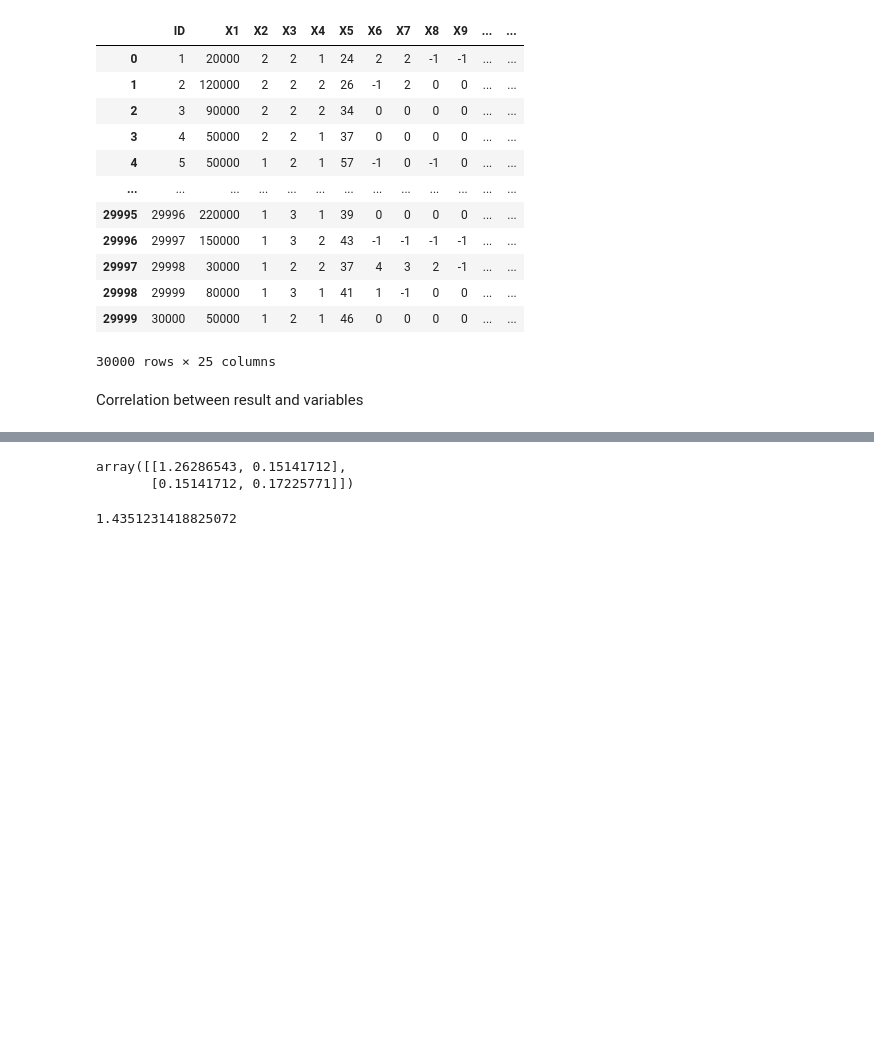
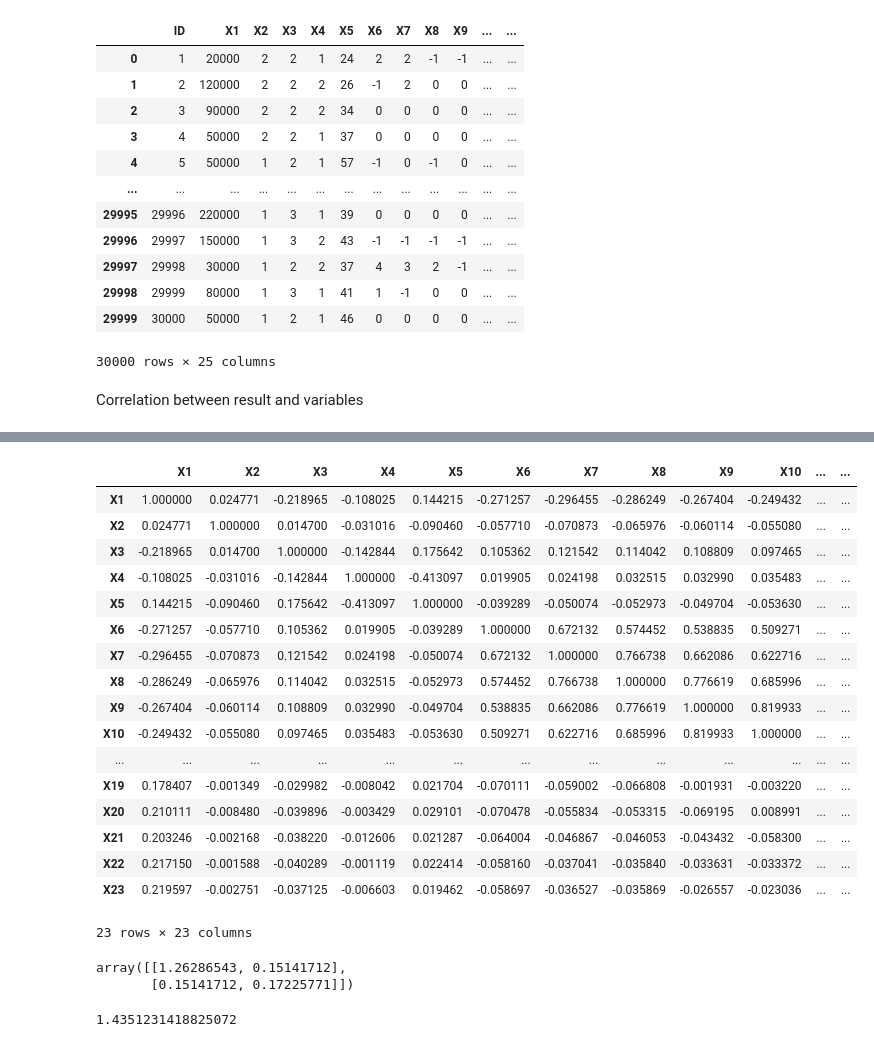
Before and after one commit to PosgradoMNA/actividades-del-projecto-equipo_36, a Jupyter notebook: Actividad_Semana_4_Ciencia_de_Datos.ipynb, the cells around one changed output, grey strips where cells are left out. Drawn from its saved outputs; the diff is of its cells as text; code cells hidden in the pictures; blank space fills up the shorter version.

```diff
--- a/Actividad_Semana_4_Ciencia_de_Datos.ipynb
+++ b/Actividad_Semana_4_Ciencia_de_Datos.ipynb
@@ -89,3 +95,24 @@ cdf
+# %%
+cdf.corr()
+# %% [output]
+|  | X1 | X2 | X3 | X4 | X5 | X6 | X7 | X8 | X9 | X10 | ... | ... |
+| X1 | 1.000000 | 0.024771 | -0.218965 | -0.108025 | 0.144215 | -0.271257 | -0.296455 | -0.286249 | -0.267404 | -0.249432 | ... | ... |
+| X2 | 0.024771 | 1.000000 | 0.014700 | -0.031016 | -0.090460 | -0.057710 | -0.070873 | -0.065976 | -0.060114 | -0.055080 | ... | ... |
+| X3 | -0.218965 | 0.014700 | 1.000000 | -0.142844 | 0.175642 | 0.105362 | 0.121542 | 0.114042 | 0.108809 | 0.097465 | ... | ... |
+| X4 | -0.108025 | -0.031016 | -0.142844 | 1.000000 | -0.413097 | 0.019905 | 0.024198 | 0.032515 | 0.032990 | 0.035483 | ... | ... |
+| X5 | 0.144215 | -0.090460 | 0.175642 | -0.413097 | 1.000000 | -0.039289 | -0.050074 | -0.052973 | -0.049704 | -0.053630 | ... | ... |
+| X6 | -0.271257 | -0.057710 | 0.105362 | 0.019905 | -0.039289 | 1.000000 | 0.672132 | 0.574452 | 0.538835 | 0.509271 | ... | ... |
+| X7 | -0.296455 | -0.070873 | 0.121542 | 0.024198 | -0.050074 | 0.672132 | 1.000000 | 0.766738 | 0.662086 | 0.622716 | ... | ... |
+| X8 | -0.286249 | -0.065976 | 0.114042 | 0.032515 | -0.052973 | 0.574452 | 0.766738 | 1.000000 | 0.776619 | 0.685996 | ... | ... |
+| X9 | -0.267404 | -0.060114 | 0.108809 | 0.032990 | -0.049704 | 0.538835 | 0.662086 | 0.776619 | 1.000000 | 0.819933 | ... | ... |
+| X10 | -0.249432 | -0.055080 | 0.097465 | 0.035483 | -0.053630 | 0.509271 | 0.622716 | 0.685996 | 0.819933 | 1.000000 | ... | ... |
+| ... | ... | ... | ... | ... | ... | ... | ... | ... | ... | ... | ... | ... |
+| X19 | 0.178407 | -0.001349 | -0.029982 | -0.008042 | 0.021704 | -0.070111 | -0.059002 | -0.066808 | -0.001931 | -0.003220 | ... | ... |
+| X20 | 0.210111 | -0.008480 | -0.039896 | -0.003429 | 0.029101 | -0.070478 | -0.055834 | -0.053315 | -0.069195 | 0.008991 | ... | ... |
+| X21 | 0.203246 | -0.002168 | -0.038220 | -0.012606 | 0.021287 | -0.064004 | -0.046867 | -0.046053 | -0.043432 | -0.058300 | ... | ... |
+| X22 | 0.217150 | -0.001588 | -0.040289 | -0.001119 | 0.022414 | -0.058160 | -0.037041 | -0.035840 | -0.033631 | -0.033372 | ... | ... |
+| X23 | 0.219597 | -0.002751 | -0.037125 | -0.006603 | 0.019462 | -0.058697 | -0.036527 | -0.035869 | -0.026557 | -0.023036 | ... | ... |
+23 rows × 23 columns
 # %%
 Variance = np.cov([cdf.X6,cdf.Y])
 Variance # Covarianza entre X6 y Y el resultado
```
Also changed, not shown: parts of 6 cells of this notebook.
